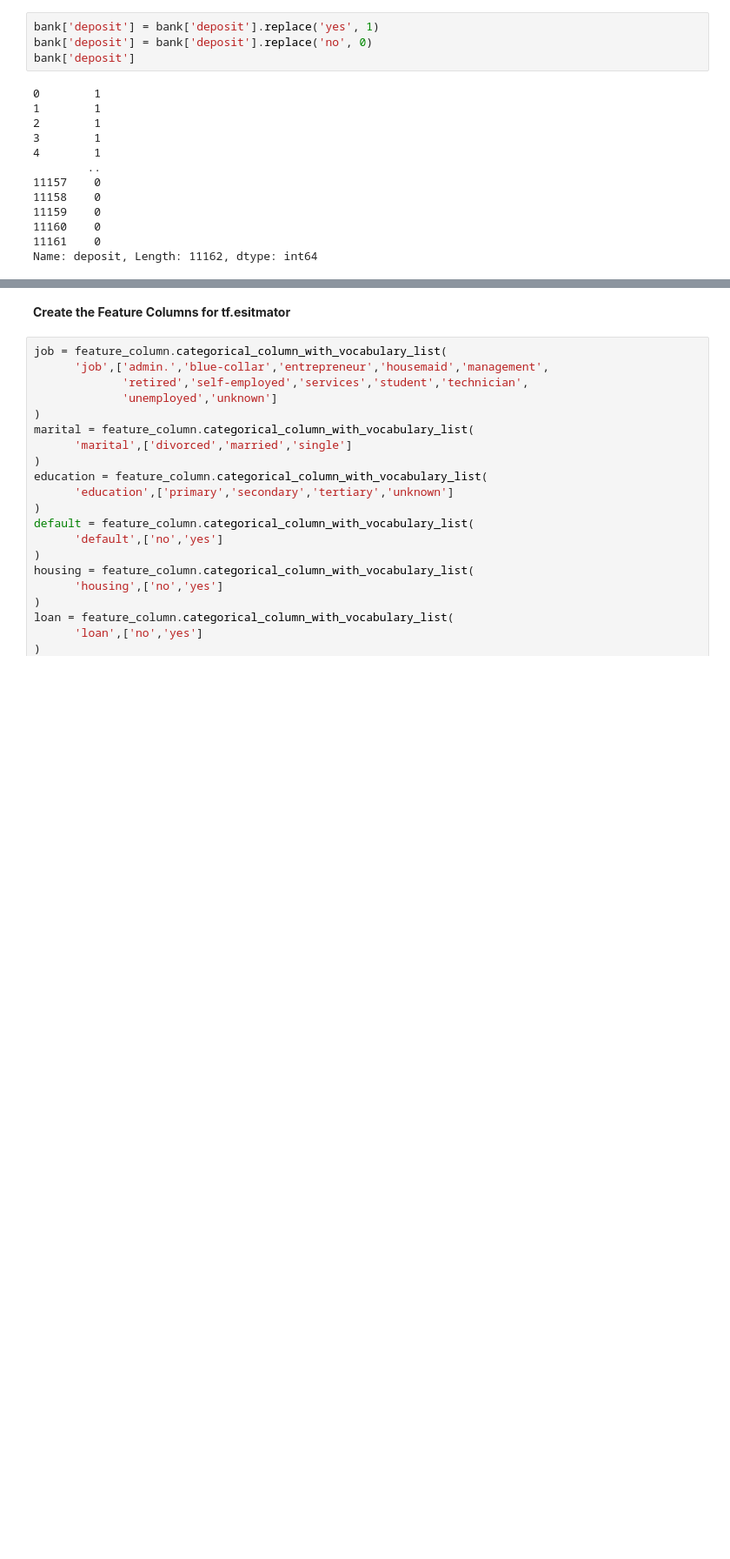
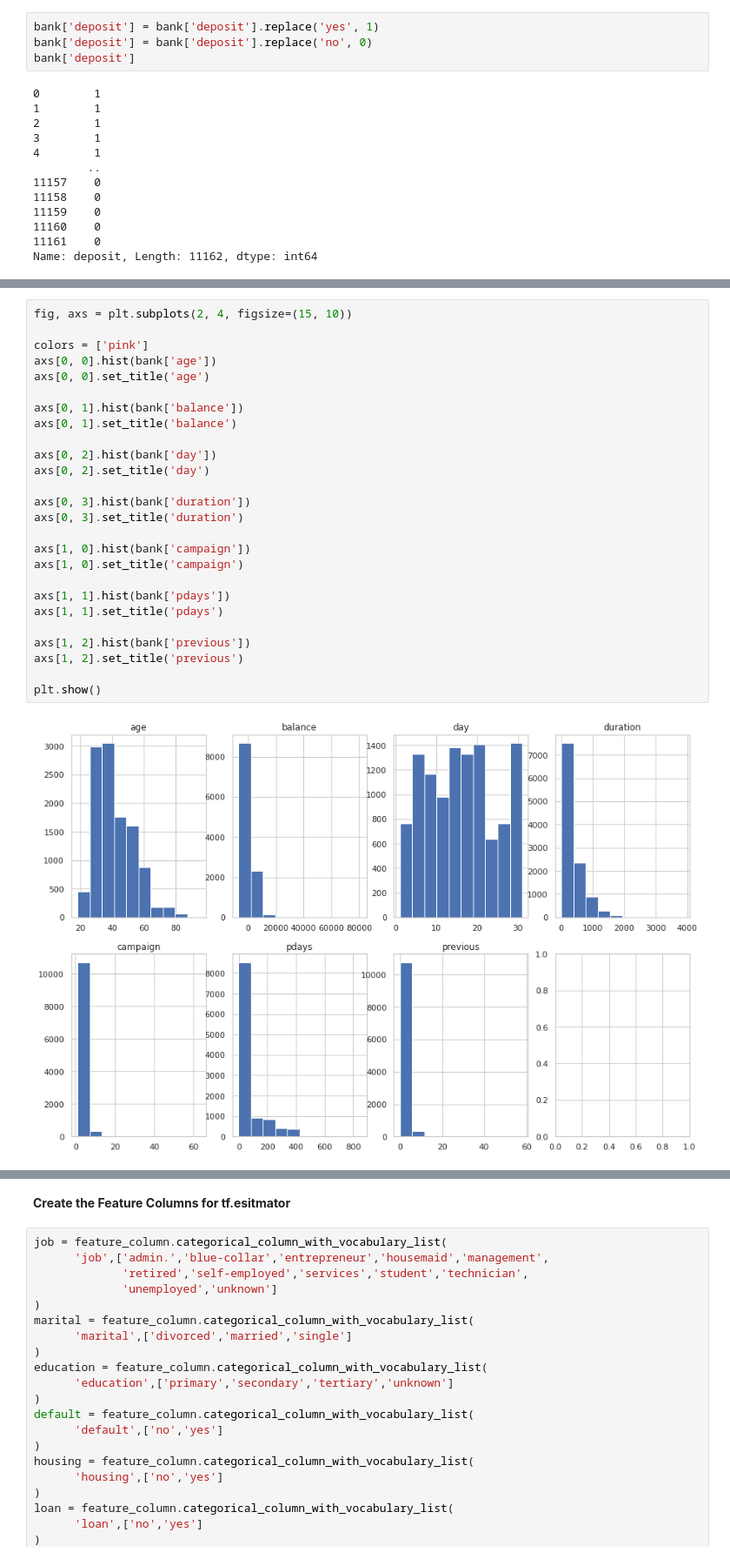
Before and after one commit to putricinto/Machine-Learning-Project---MLCC, a Jupyter notebook: Exercise1_Bank_Classification.ipynb, the cells around one changed output, grey strips where cells are left out. Shown at 87% size. Saved outputs shown, nothing was run; the diff lists cells and outputs as text; blank space fills up the shorter version.

```diff
--- a/Exercise1_Bank_Classification.ipynb
+++ b/Exercise1_Bank_Classification.ipynb
@@ -50,0 +125,28 @@ Name: deposit, Length: 11162, dtype: int64
+# %%
+fig, axs = plt.subplots(2, 4, figsize=(15, 10))
+
+colors = ['pink']
+axs[0, 0].hist(bank['age'])
+axs[0, 0].set_title('age')
+
+axs[0, 1].hist(bank['balance'])
+axs[0, 1].set_title('balance')
+
+axs[0, 2].hist(bank['day'])
+axs[0, 2].set_title('day')
+
+axs[0, 3].hist(bank['duration'])
+axs[0, 3].set_title('duration')
+
+axs[1, 0].hist(bank['campaign'])
+axs[1, 0].set_title('campaign')
+
+axs[1, 1].hist(bank['pdays'])
+axs[1, 1].set_title('pdays')
+
+axs[1, 2].hist(bank['previous'])
+axs[1, 2].set_title('previous')
+
+plt.show()
+# %% [output]
+[figure, added]
```
Also changed, not shown: parts of 14 cells of this notebook.
